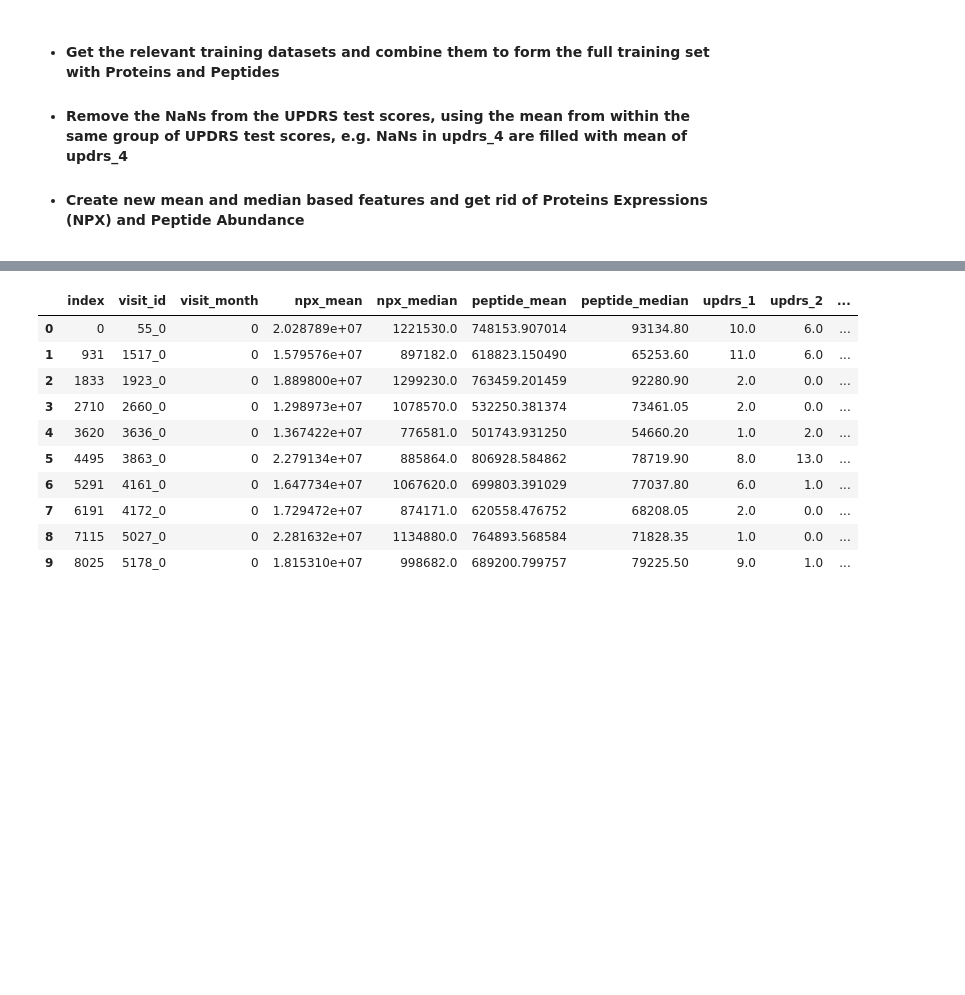
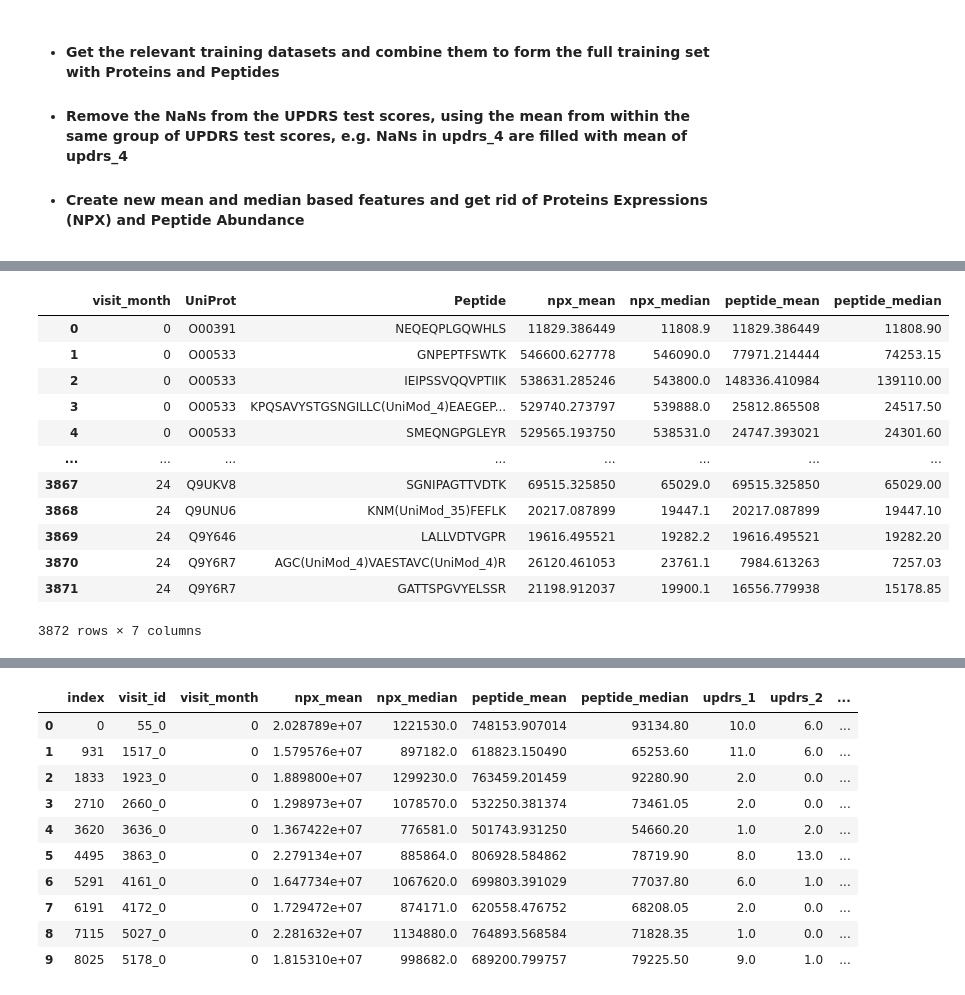
Before and after one commit to sumaniitm/AMP-parkinsons-disease-progression-prediction, a Jupyter notebook: amp-parkinson-s-disease-progression-prediction.ipynb, the cells around one changed output, grey strips where cells are left out. Cells and saved outputs as stored; diff of their text form; code cells hidden in the pictures; blank space fills up the shorter version.

```diff
--- a/amp-parkinson-s-disease-progression-prediction.ipynb
+++ b/amp-parkinson-s-disease-progression-prediction.ipynb
@@ -49,0 +81,24 @@ for dirname, _, filenames in os.walk('/kaggle/input'):
+# %%
+full_training_data = pd.DataFrame()
+
+for i in [0,6,12,24]:
+    temp = merged_data[merged_data['visit_month']==i]
+    full_training_data = full_training_data.append(temp)
+
+full_training_data.groupby(['visit_month','UniProt','Peptide']).agg(npx_mean=('NPX', 'mean'), npx_median=('NPX', 'median')
+                                                                          , peptide_mean=('PeptideAbundance', 'mean'), peptide_median=('PeptideAbundance', 'median')
+                                                          ).reset_index(level=['visit_month','UniProt','Peptide'])
+# %% [output]
+|  | visit_month | UniProt | Peptide | npx_mean | npx_median | peptide_mean | peptide_median |
+| 0 | 0 | O00391 | NEQEQPLGQWHLS | 11829.386449 | 11808.9 | 11829.386449 | 11808.90 |
+| 1 | 0 | O00533 | GNPEPTFSWTK | 546600.627778 | 546090.0 | 77971.214444 | 74253.15 |
+| 2 | 0 | O00533 | IEIPSSVQQVPTIIK | 538631.285246 | 543800.0 | 148336.410984 | 139110.00 |
+| 3 | 0 | O00533 | KPQSAVYSTGSNGILLC(UniMod_4)EAEGEP... | 529740.273797 | 539888.0 | 25812.865508 | 24517.50 |
+| 4 | 0 | O00533 | SMEQNGPGLEYR | 529565.193750 | 538531.0 | 24747.393021 | 24301.60 |
+| ... | ... | ... | ... | ... | ... | ... | ... |
+| 3867 | 24 | Q9UKV8 | SGNIPAGTTVDTK | 69515.325850 | 65029.0 | 69515.325850 | 65029.00 |
+| 3868 | 24 | Q9UNU6 | KNM(UniMod_35)FEFLK | 20217.087899 | 19447.1 | 20217.087899 | 19447.10 |
+| 3869 | 24 | Q9Y646 | LALLVDTVGPR | 19616.495521 | 19282.2 | 19616.495521 | 19282.20 |
+| 3870 | 24 | Q9Y6R7 | AGC(UniMod_4)VAESTAVC(UniMod_4)R | 26120.461053 | 23761.1 | 7984.613263 | 7257.03 |
+| 3871 | 24 | Q9Y6R7 | GATTSPGVYELSSR | 21198.912037 | 19900.1 | 16556.779938 | 15178.85 |
+3872 rows × 7 columns
```
Also changed, not shown: parts of 20 cells of this notebook.
